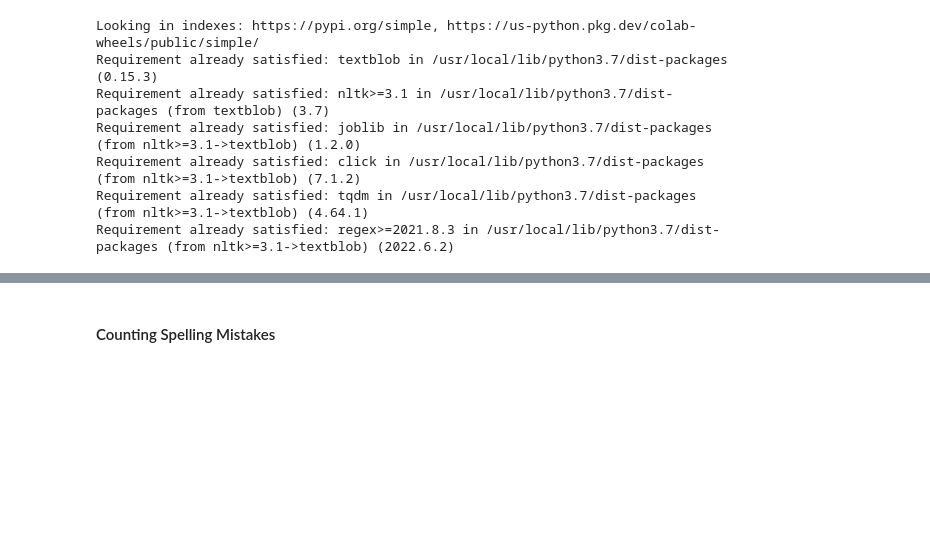
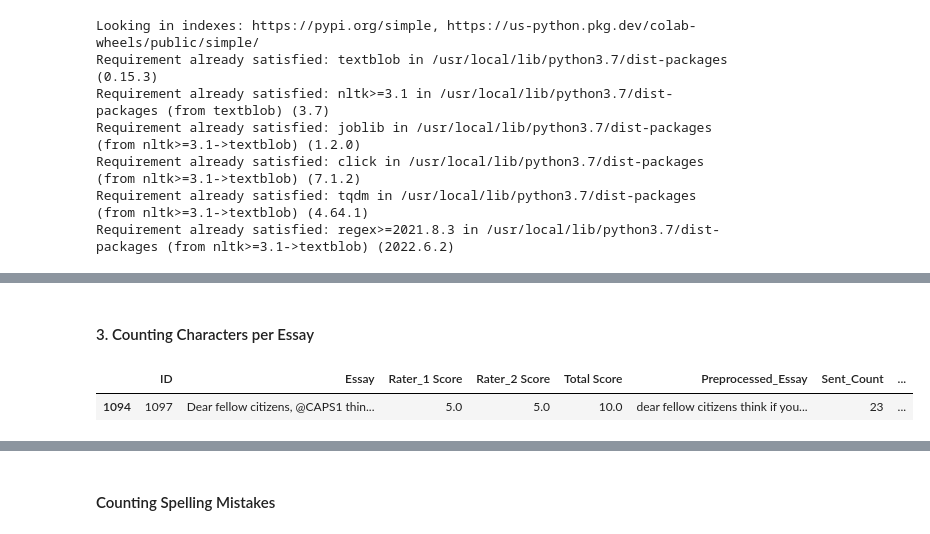
Before and after one commit to mustafabawany/IntelliTech, a Jupyter notebook: Feature_Engineering.ipynb, the cells around one changed output, grey strips where cells are left out. Drawn from its saved outputs; the diff is of its cells as text; code cells hidden in the pictures; blank space fills up the shorter version.

```diff
--- a/Feature_Engineering.ipynb
+++ b/Feature_Engineering.ipynb
@@ -47,0 +175,22 @@ Drive already mounted at /content/drive; to attempt to forcibly remount, call dr
+# %% [markdown]
+#### 3. Counting Characters per Essay
+# %%
+def Char_Count(Essay):
+  """
+    Counts characters in an essay
+
+    Args:
+      Essay: Essay of each student
+
+    Returns:
+      int
+
+  """
+  #cleaned_essay = re.sub('[^a-zA-Z]',' ',Essay)
+  return len([character for character in Essay])
+
+Data_Essay_01['Char_Count'] = Data_Essay_01['Essay'].apply(Char_Count)
+Data_Essay_01.sample()
+# %% [output]
+|  | ID | Essay | Rater_1 Score | Rater_2 Score | Total Score | Preprocessed_Essay | Sent_Count | ... |
+| 1094 | 1097 | Dear fellow citizens, @CAPS1 thin... | 5.0 | 5.0 | 10.0 | dear fellow citizens think if you... | 23 | ... |
```
Also changed, not shown: parts of 47 cells of this notebook.
